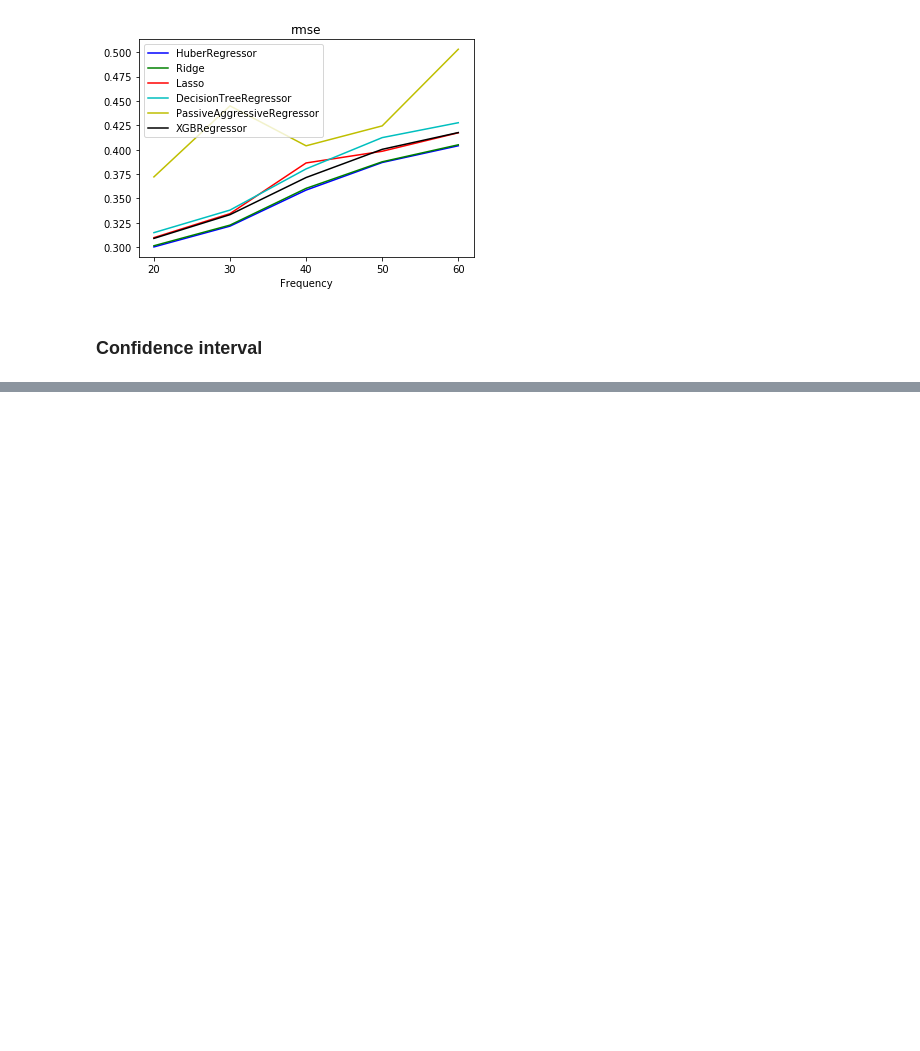
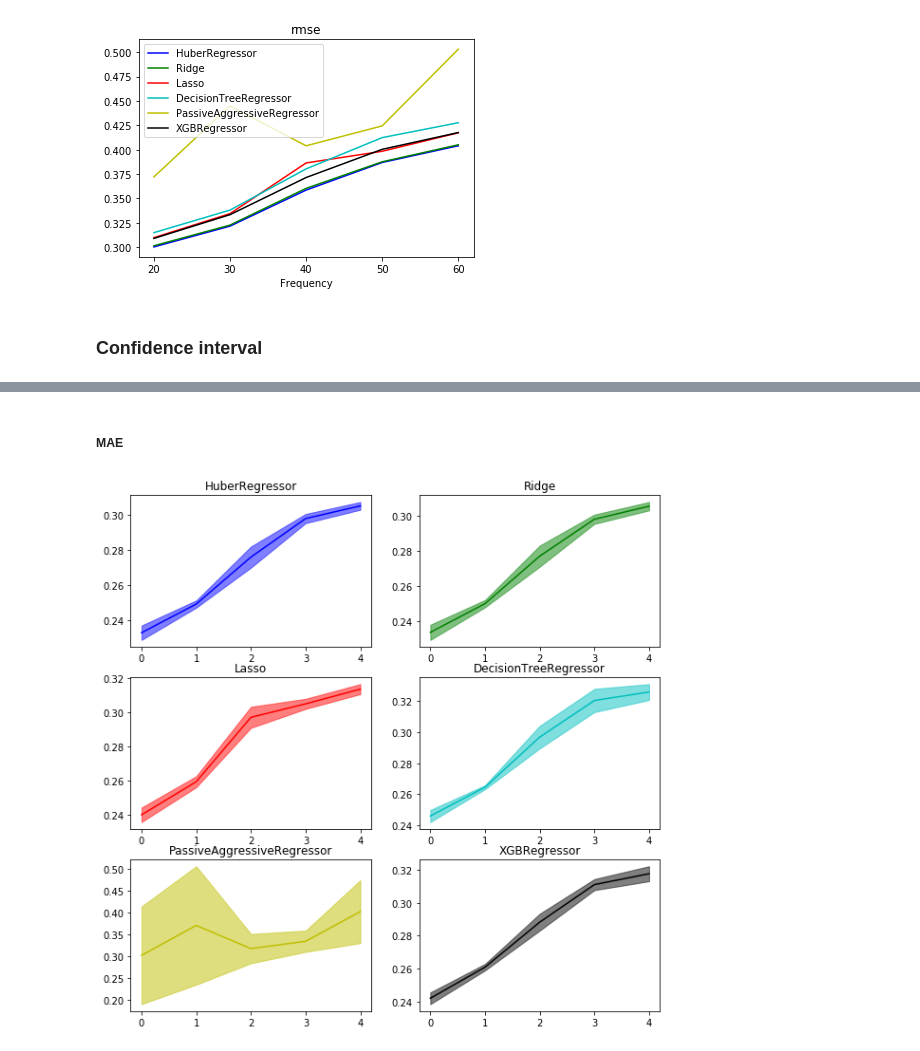
Before and after one commit to whiteRa2bit/cern_summer_project, a Jupyter notebook: ensemble_freq_experiments.ipynb, the cells around one changed output, grey strips where cells are left out. Drawn from its saved outputs; the diff is of its cells as text; code cells hidden in the pictures; blank space fills up the shorter version.

```diff
--- a/ensemble_freq_experiments.ipynb
+++ b/ensemble_freq_experiments.ipynb
@@ -190,0 +194,6 @@ for metric in ['r2', 'mse', 'mae', 'rmse']:
+# %% [markdown]
+##### MAE
+# %%
+plot_confidence_interval('mae')
+# %% [output]
+[figure, added]
```
Also changed, not shown: parts of 8 cells of this notebook.
